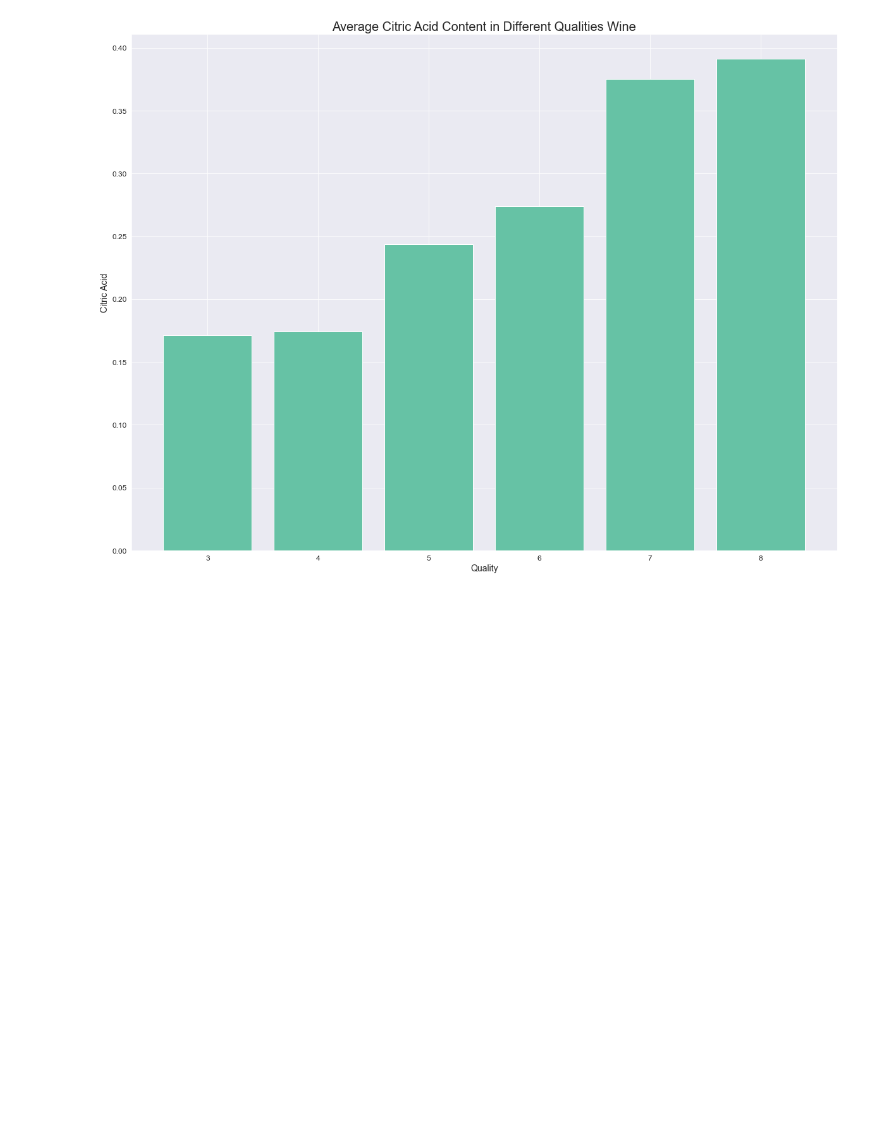
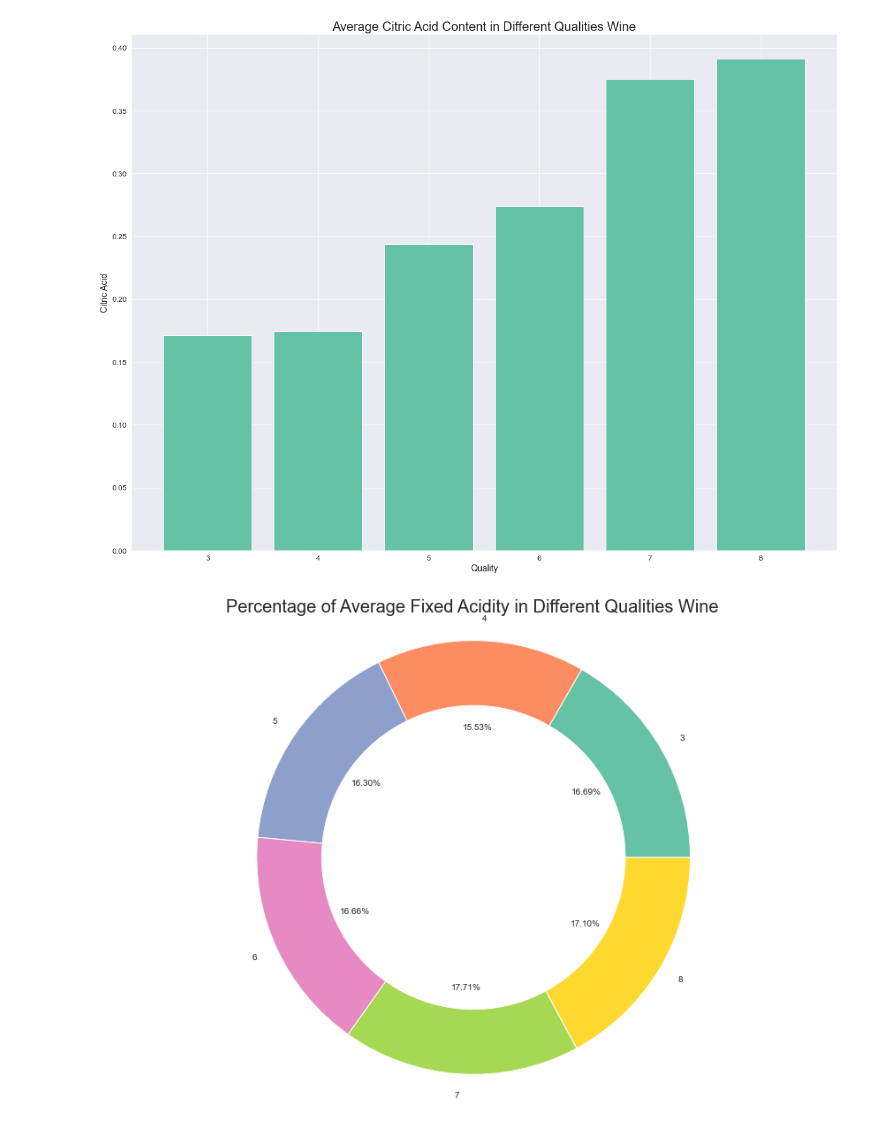
Before and after one commit to shamimsikder/Data-Visualization-Exercises, a Jupyter notebook: Wine Quality Data Visualization.ipynb, the cells around one changed output. Cells and saved outputs as stored; diff of their text form; code cells hidden in the pictures; blank space fills up the shorter version.

Commit message:
Percentage of Average Fixed Acidity

```diff
--- a/Wine Quality Data Visualization.ipynb
+++ b/Wine Quality Data Visualization.ipynb
@@ -249,3 +249,16 @@ plt.ylabel("Citric Acid",fontsize=14)
 plt.yticks(fontsize=12);
 # %% [output]
 [figure]
+# %%
+plt.figure(figsize=(15,10))
+
+plt.pie(avg_data['fixed acidity'],labels=avg_data['quality'],autopct='%.2f%%')
+
+my_circle = plt.Circle((0,0),0.7,color='white')
+p = plt.gcf()
+p.gca().add_artist(my_circle)
+
+plt.title("Percentage of Average Fixed Acidity in Different Qualities Wine",fontsize=20)
+plt.axis('equal');
+# %% [output]
+[figure, added]
```
Also changed, not shown: parts of 1 cell of this notebook.
